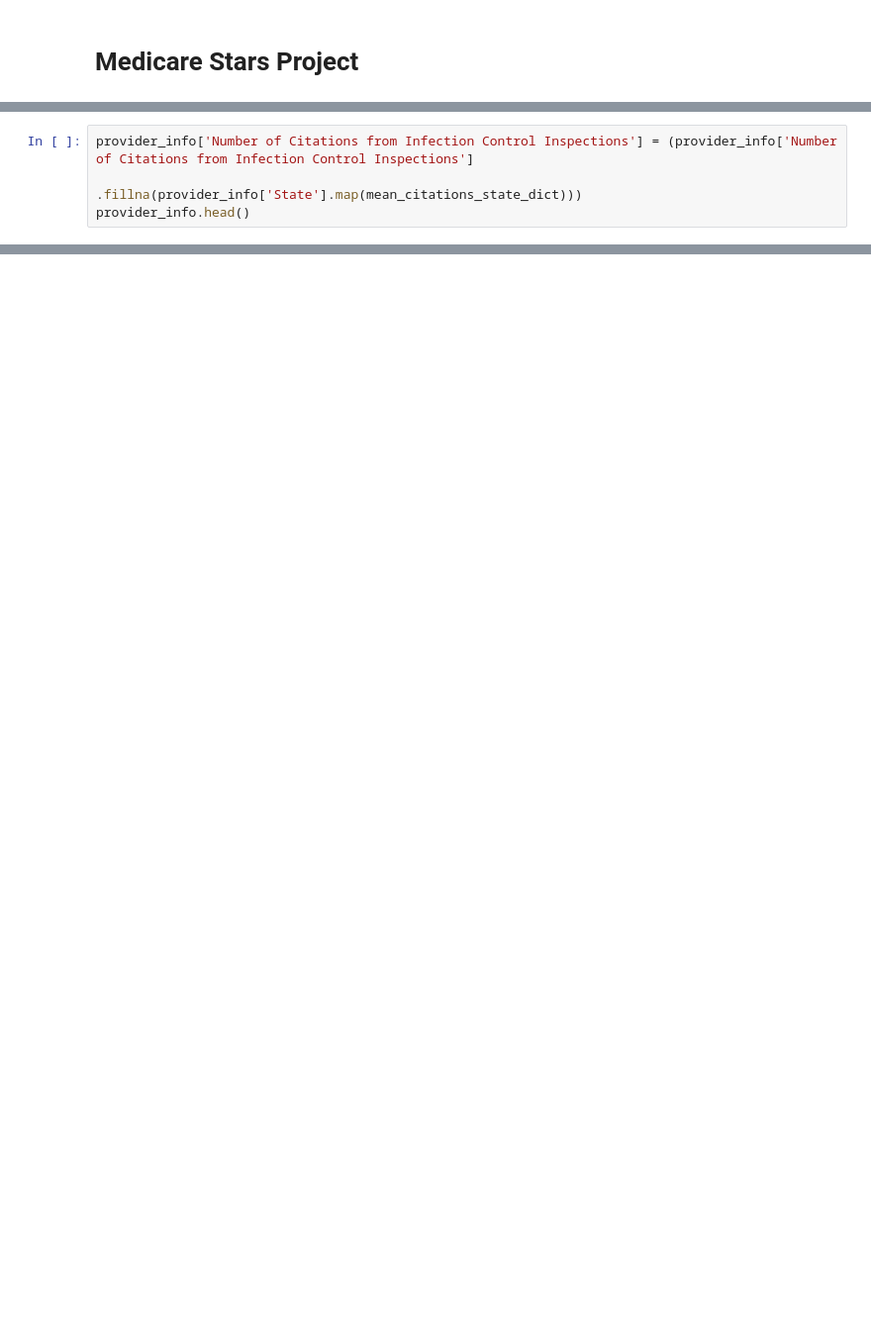
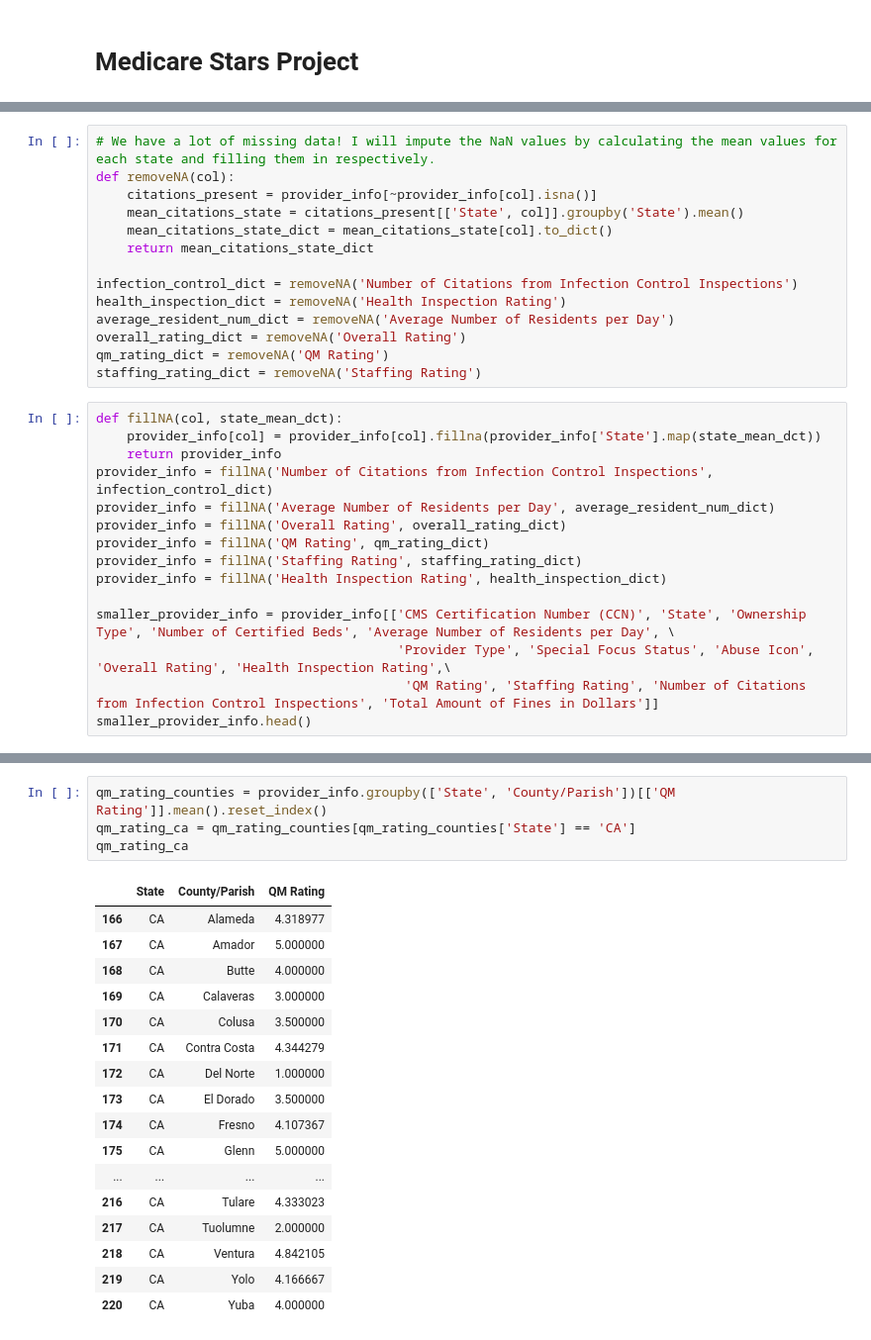
Before and after one commit to heiditam/medicare_stars, a Jupyter notebook: medicare.ipynb, the cells around one changed output, grey strips where cells are left out. Shown at 99% size. Drawn from its saved outputs; the diff is of its cells as text; blank space fills up the shorter version.

```diff
--- a/medicare.ipynb
+++ b/medicare.ipynb
@@ -2,0 +41,29 @@
+# %%
+# We have a lot of missing data! I will impute the NaN values by calculating the mean values for each state and filling them in respectively.
+def removeNA(col):
+    citations_present = provider_info[~provider_info[col].isna()]
+    mean_citations_state = citations_present[['State', col]].groupby('State').mean()
+    mean_citations_state_dict = mean_citations_state[col].to_dict()
+    return mean_citations_state_dict
+
+infection_control_dict = removeNA('Number of Citations from Infection Control Inspections')
+health_inspection_dict = removeNA('Health Inspection Rating')
+average_resident_num_dict = removeNA('Average Number of Residents per Day')
+overall_rating_dict = removeNA('Overall Rating')
+qm_rating_dict = removeNA('QM Rating')
+staffing_rating_dict = removeNA('Staffing Rating')
+# %%
+def fillNA(col, state_mean_dct):
+    provider_info[col] = provider_info[col].fillna(provider_info['State'].map(state_mean_dct))
+    return provider_info
+provider_info = fillNA('Number of Citations from Infection Control Inspections', infection_control_dict)
+provider_info = fillNA('Average Number of Residents per Day', average_resident_num_dict)
+provider_info = fillNA('Overall Rating', overall_rating_dict)
+provider_info = fillNA('QM Rating', qm_rating_dict)
+provider_info = fillNA('Staffing Rating', staffing_rating_dict)
+provider_info = fillNA('Health Inspection Rating', health_inspection_dict)
+
+smaller_provider_info = provider_info[['CMS Certification Number (CCN)', 'State', 'Ownership Type', 'Number of Certified Beds', 'Average Number of Residents per Day', \
+                                       'Provider Type', 'Special Focus Status', 'Abuse Icon', 'Overall Rating', 'Health Inspection Rating',\
+                                        'QM Rating', 'Staffing Rating', 'Number of Citations from Infection Control Inspections', 'Total Amount of Fines in Dollars']]
+smaller_provider_info.head()
@@ -27,4 +100,0 @@ mean_citations_state_dict = mean_citations_state['Number of Citations from Infec
-# %%
-provider_info['Number of Citations from Infection Control Inspections'] = (provider_info['Number of Citations from Infection Control Inspections']
-                                                                           .fillna(provider_info['State'].map(mean_citations_state_dict)))
-provider_info.head()
@@ -44,0 +133,22 @@ provider_info[['Number of Fines', 'Number of Citations from Infection Control In
+# %%
+qm_rating_counties = provider_info.groupby(['State', 'County/Parish'])[['QM Rating']].mean().reset_index()
+qm_rating_ca = qm_rating_counties[qm_rating_counties['State'] == 'CA']
+qm_rating_ca
+# %% [output]
+|  | State | County/Parish | QM Rating |
+| 166 | CA | Alameda | 4.318977 |
+| 167 | CA | Amador | 5.000000 |
+| 168 | CA | Butte | 4.000000 |
+| 169 | CA | Calaveras | 3.000000 |
+| 170 | CA | Colusa | 3.500000 |
+| 171 | CA | Contra Costa | 4.344279 |
+| 172 | CA | Del Norte | 1.000000 |
+| 173 | CA | El Dorado | 3.500000 |
+| 174 | CA | Fresno | 4.107367 |
+| 175 | CA | Glenn | 5.000000 |
+| ... | ... | ... | ... |
+| 216 | CA | Tulare | 4.333023 |
+| 217 | CA | Tuolumne | 2.000000 |
+| 218 | CA | Ventura | 4.842105 |
+| 219 | CA | Yolo | 4.166667 |
+| 220 | CA | Yuba | 4.000000 |
```
Also changed, not shown: parts of 17 cells of this notebook.
